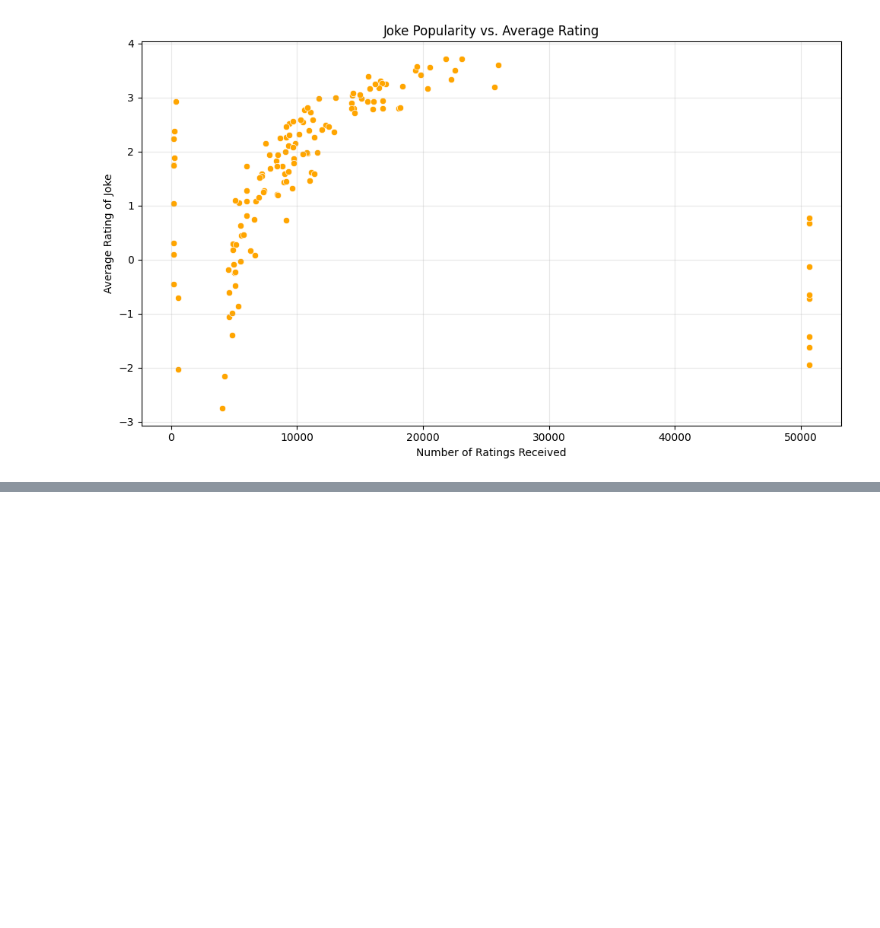
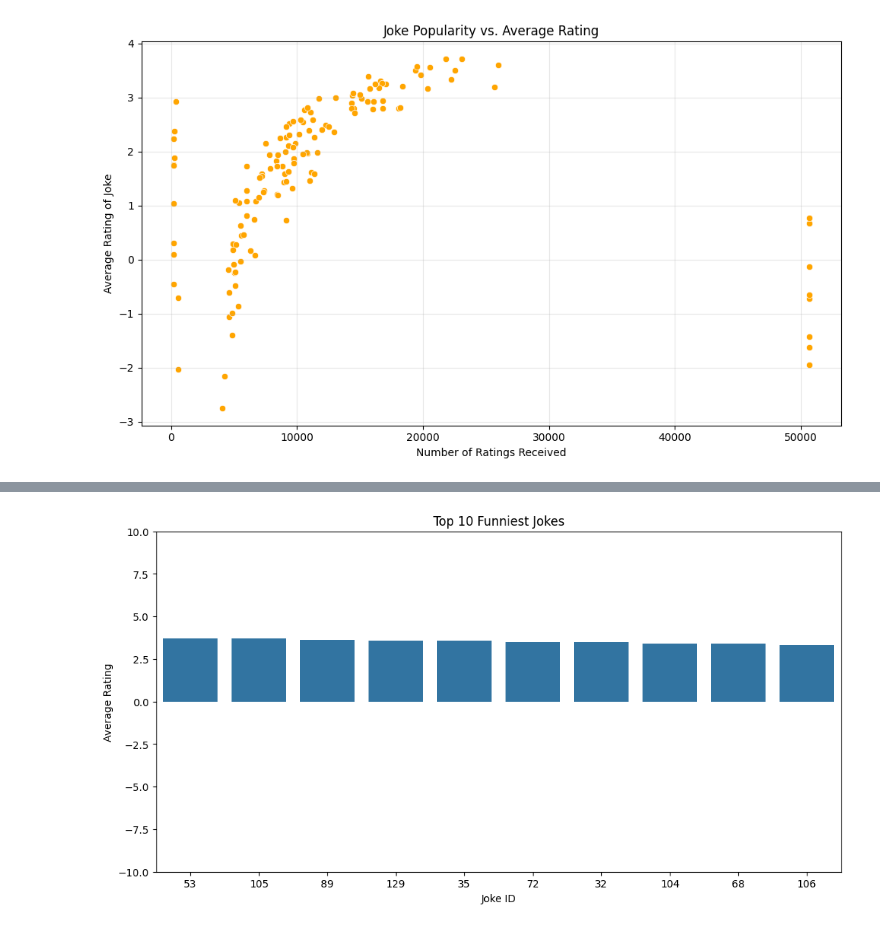
Before and after one commit to marto3344/Jokes-Recommender-System, a Jupyter notebook: notebooks/ratings_analysis.ipynb, the cells around one changed output, grey strips where cells are left out. Saved outputs shown, nothing was run; the diff lists cells and outputs as text; code cells hidden in the pictures; blank space fills up the shorter version.

```diff
--- a/notebooks/ratings_analysis.ipynb
+++ b/notebooks/ratings_analysis.ipynb
@@ -248,0 +285,12 @@ plt.show()
+# %%
+plt.figure(figsize=(12, 6))
+top_10_funniest = mean_ratings.head(10)
+sns.barplot(x=top_10_funniest.index, y=top_10_funniest.values, order=top_10_funniest.index)
+plt.title('Top 10 Funniest Jokes')
+plt.xlabel('Joke ID')
+plt.ylabel('Average Rating')
+plt.ylim(-10, 10)
+plt.savefig('../images/top_10.png')
+plt.show()
+# %% [output]
+[figure, added]
```
Also changed, not shown: parts of 5 cells of this notebook, 4 other files.
